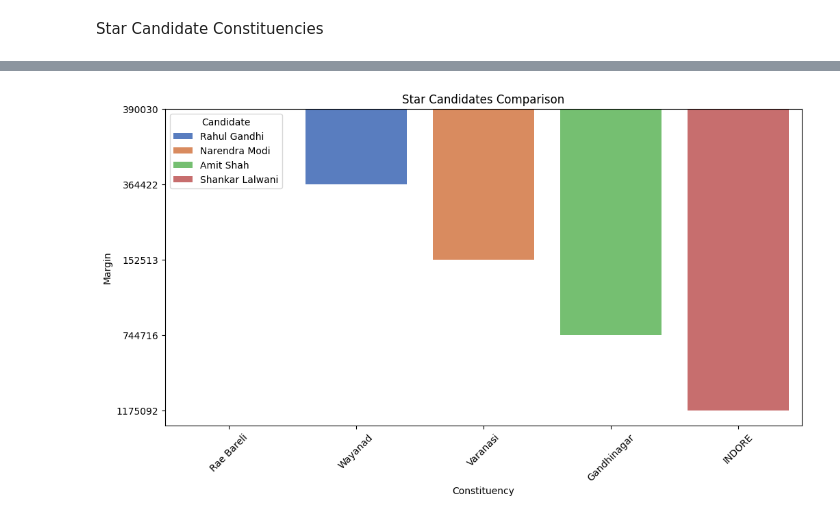
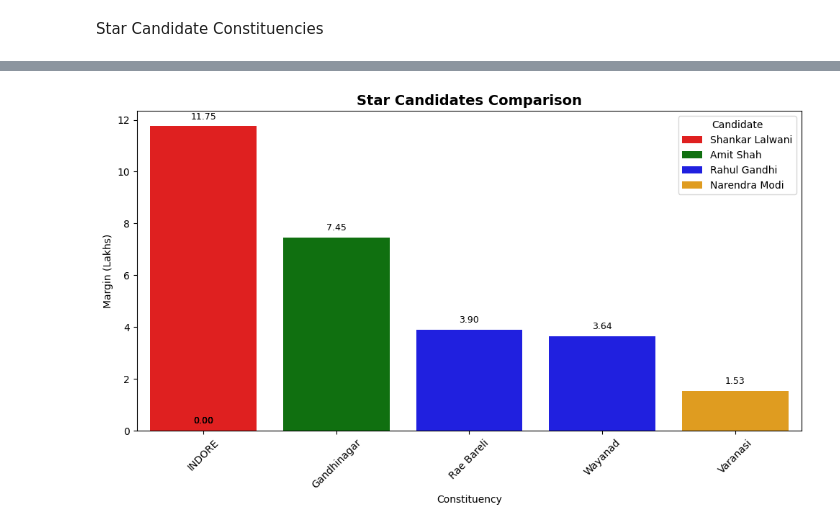
Before and after one commit to DJ26Mare/Elections_DataProject, a Jupyter notebook: Data_AnaVis.ipynb, the cells around one changed output, grey strips where cells are left out. Saved outputs shown, nothing was run; the diff lists cells and outputs as text; code cells hidden in the pictures.

```diff
--- a/Data_AnaVis.ipynb
+++ b/Data_AnaVis.ipynb
@@ -62,0 +58,15 @@ Name: 357, dtype: object
+# %%
+
+# Ensure Margin is numeric (if it's stored as string with commas etc.)
+data['Margin'] = pd.to_numeric(data['Margin'], errors='coerce')
+
+# Find highest and lowest margin candidates
+highest_margin = data.loc[data['Margin'].idxmax()]
+lowest_margin = data.loc[data['Margin'].idxmin()]
+
+# Print results
+
+print(f"🏆 Highest Margin: {highest_margin['Leading Candidate']} from {highest_margin['Constituency']} "
+      f"with {highest_margin['Margin']:,} votes")
+print(f"⚠️ Lowest Margin: {lowest_margin['Leading Candidate']} from {lowest_margin['Constituency']} "
+      f"with {lowest_margin['Margin']:,} votes")
@@ -63,43 +76,84 @@ Name: 357, dtype: object
 # %% [markdown]
 Star Candidate Constituencies
 # %%
+import pandas as pd
+import seaborn as sns
+import matplotlib.pyplot as plt
+
+# ------------------------------
+# Filter data for selected star candidates
+# ------------------------------
 NarendraModi = data[data['Leading Candidate'] == 'NARENDRA MODI']
 AmitShah = data[data['Leading Candidate'] == 'AMIT SHAH']
 RahulGandhi = data[data['Leading Candidate'] == 'RAHUL GANDHI']
 ShankarLalwani = data[data['Leading Candidate'] == 'SHANKAR LALWANI']
 
-# Get the votes for Rahul Gandhi, Narendra Modi, and Amit Shah
+# ------------------------------
+# Extract votes (margin) and constituencies for each candidate
+# ------------------------------
 rahul_votes = RahulGandhi['Margin'].values
+rahul_constituencies = list(RahulGandhi['Constituency'])
+
 modi_votes = NarendraModi['Margin'].values[0] if not NarendraModi.empty else 0
 amit_votes = AmitShah['Margin'].values[0] if not AmitShah.empty else 0
 lalwani_votes = ShankarLalwani['Margin'].values[0] if not ShankarLalwani.empty else 0
 
-# Get the original constituency names for Rahul Gandhi
-rahul_constituencies = list(RahulGandhi['Constituency'])
+modi_constituency = NarendraModi['Constituency'].values[0] if not NarendraModi.empty else "Varanasi"
+amit_constituency = AmitShah['Constituency'].values[0] if not AmitShah.empty else "Gandhinagar"
+lalwani_constituency = ShankarLalwani['Constituency'].values[0] if not ShankarLalwani.empty else "Indore"
 
-# Get the original constituency name for Narendra Modi
-modi_constituency = NarendraModi['Constituency'].values[0] if not NarendraModi.empty else "Modi Constituency"
-
-# Get the original constituency name for Amit Shah
-amit_constituency = AmitShah['Constituency'].values[0] if not AmitShah.empty else "Amit Shah Constituency"
-
-# Get the original constituency name for Shankar Lalwani
-lalwani_constituency = ShankarLalwani['Constituency'].values[0] if not ShankarLalwani.empty else "Shankar Lalwani Constituency"
-
-# Combine the data
+# ------------------------------
+# Combine candidate + constituency + margin into one DataFrame
+# ------------------------------
 data_to_plot = pd.DataFrame({
     'Candidate': ['Rahul Gandhi'] * len(rahul_votes) + ['Narendra Modi', 'Amit Shah', 'Shankar Lalwani'],
     'Constituency': rahul_constituencies + [modi_constituency, amit_constituency, lalwani_constituency],
     'Votes': list(rahul_votes) + [modi_votes, amit_votes, lalwani_votes]
 })
 
-# Plot the comparison
-plt.figure(figsize=(12, 6))
-sns.barplot(data=data_to_plot, x='Constituency', y='Votes', hue='Candidate', palette='muted')
-plt.title('Star Candidates Comparison')
+# Remove commas (if numbers have commas) and convert to integers
+data_to_plot['Votes'] = data_to_plot['Votes'].replace(',', '', regex=True).astype(int)
+
+# Now convert to Lakhs
+data_to_plot['Votes (Lakhs)'] = data_to_plot['Votes'] / 100000
+
+# ------------------------------
+# Plot Comparison
+# ------------------------------
+plt.figure(figsize=(10,6))
+ax = sns.barplot(
+    data=data_to_plot.sort_values('Votes (Lakhs)', ascending=False),  # sort by margin for clarity
+    x='Constituency', y='Votes (Lakhs)', hue='Candidate',
+    palette={'Rahul Gandhi':'blue', 'Narendra Modi':'orange', 'Amit Shah':'green', 'Shankar Lalwani':'red'}
+)
+
+# ------------------------------
+# Add annotations (exact margins on top of bars)
+# ------------------------------
+for p in ax.patches:
+    value = p.get_height()
+    ax.annotate(f'{value:.2f}',
+                (p.get_x() + p.get_width() / 2., value),
+                ha='center', va='bottom', fontsize=9, color='black', xytext=(0, 5),
+                textcoords='offset points')
+
+# ------------------------------
+# Titles and Labels
+# ------------------------------
+plt.title('Star Candidates Comparison', fontsize=14, fontweight='bold')
 plt.xlabel('Constituency')
-plt.ylabel('Margin')
+plt.ylabel('Margin (Lakhs)')
 plt.xticks(rotation=45)
+plt.legend(title='Candidate')
 
+plt.tight_layout()
 plt.show()
+
+# ------------------------------
+# Quick Insights (from visualization):
+# - Shankar Lalwani (Indore) has the largest margin (~11.7 lakhs) → massive lead.
+# - Amit Shah (Gandhinagar) also enjoys a comfortable margin (>7 lakhs).
+# - Narendra Modi (Varanasi) won with ~1.5 lakh margin → much smaller compared to other star leaders.
+# - Rahul Gandhi (Rae Bareli & Wayanad) had margins between ~3.6–3.9 lakhs → strong but less than Shah/Lalwani.
+# ------------------------------
 # %% [output]
@@ -107 +160 @@ TypeError: can only concatenate str (not "int") to str
-[figure, old version]
+[figure, new version]
```
Also changed, not shown: parts of 5 cells of this notebook.
